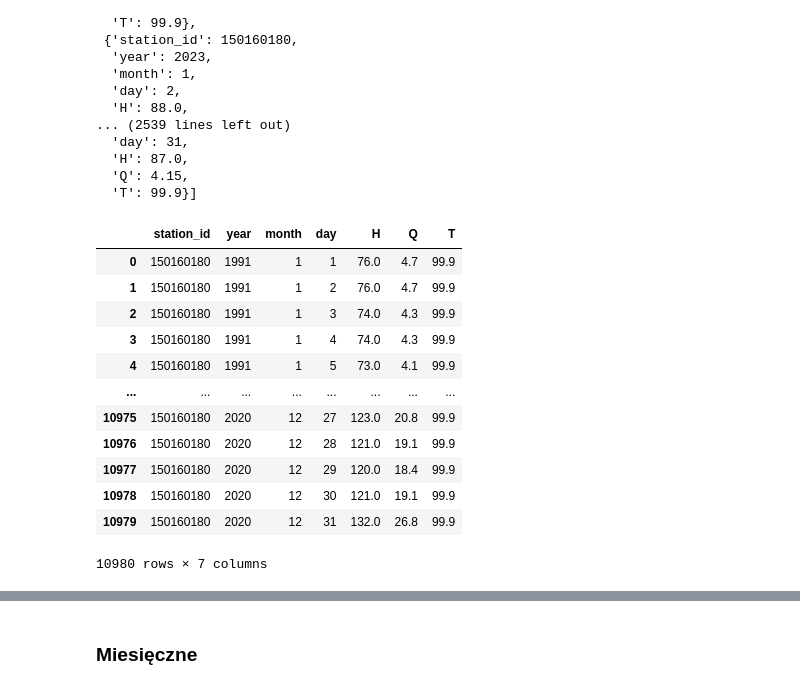
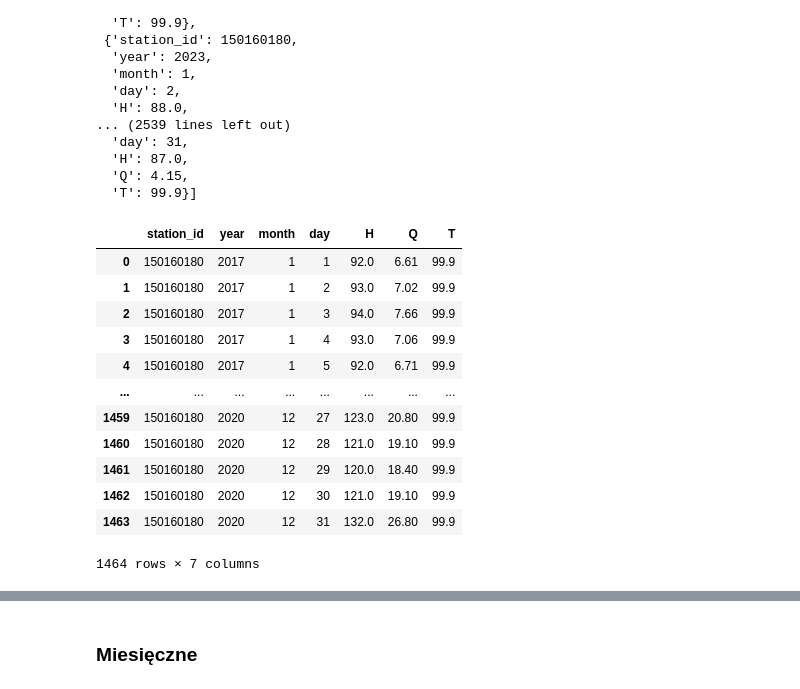
Before and after one commit to Daldek/IMGWTools, a Jupyter notebook: Notebooks/Stats.ipynb, the cells around one changed output, grey strips where cells are left out. Saved outputs shown, nothing was run; the diff lists cells and outputs as text; code cells hidden in the pictures.

```diff
--- a/Notebooks/Stats.ipynb
+++ b/Notebooks/Stats.ipynb
@@ -54,21 +54,21 @@ dobowe.station_data_to_dict(r"..\data\downloaded\dane_hydrologiczne\dobowe\2023\
   'Q': 4.15,
   'T': 99.9}]
 # %%
-dobowe.station_data_to_df(start_year=1991, end_year=2020)
+dobowe.station_data_to_df(start_year=2017, end_year=2020)
 # %% [output]
 |  | station_id | year | month | day | H | Q | T |
-| 0 | 150160180 | 1991 | 1 | 1 | 76.0 | 4.7 | 99.9 |
-| 1 | 150160180 | 1991 | 1 | 2 | 76.0 | 4.7 | 99.9 |
-| 2 | 150160180 | 1991 | 1 | 3 | 74.0 | 4.3 | 99.9 |
-| 3 | 150160180 | 1991 | 1 | 4 | 74.0 | 4.3 | 99.9 |
-| 4 | 150160180 | 1991 | 1 | 5 | 73.0 | 4.1 | 99.9 |
+| 0 | 150160180 | 2017 | 1 | 1 | 92.0 | 6.61 | 99.9 |
+| 1 | 150160180 | 2017 | 1 | 2 | 93.0 | 7.02 | 99.9 |
+| 2 | 150160180 | 2017 | 1 | 3 | 94.0 | 7.66 | 99.9 |
+| 3 | 150160180 | 2017 | 1 | 4 | 93.0 | 7.06 | 99.9 |
+| 4 | 150160180 | 2017 | 1 | 5 | 92.0 | 6.71 | 99.9 |
 | ... | ... | ... | ... | ... | ... | ... | ... |
-| 10975 | 150160180 | 2020 | 12 | 27 | 123.0 | 20.8 | 99.9 |
-| 10976 | 150160180 | 2020 | 12 | 28 | 121.0 | 19.1 | 99.9 |
-| 10977 | 150160180 | 2020 | 12 | 29 | 120.0 | 18.4 | 99.9 |
-| 10978 | 150160180 | 2020 | 12 | 30 | 121.0 | 19.1 | 99.9 |
-| 10979 | 150160180 | 2020 | 12 | 31 | 132.0 | 26.8 | 99.9 |
+| 1459 | 150160180 | 2020 | 12 | 27 | 123.0 | 20.80 | 99.9 |
+| 1460 | 150160180 | 2020 | 12 | 28 | 121.0 | 19.10 | 99.9 |
+| 1461 | 150160180 | 2020 | 12 | 29 | 120.0 | 18.40 | 99.9 |
+| 1462 | 150160180 | 2020 | 12 | 30 | 121.0 | 19.10 | 99.9 |
+| 1463 | 150160180 | 2020 | 12 | 31 | 132.0 | 26.80 | 99.9 |
-10980 rows × 7 columns
+1464 rows × 7 columns
 # %%
 dobowe._data.loc[120]
 # %% [output]
```
Also changed, not shown: parts of 5 cells of this notebook, 1 other file.
